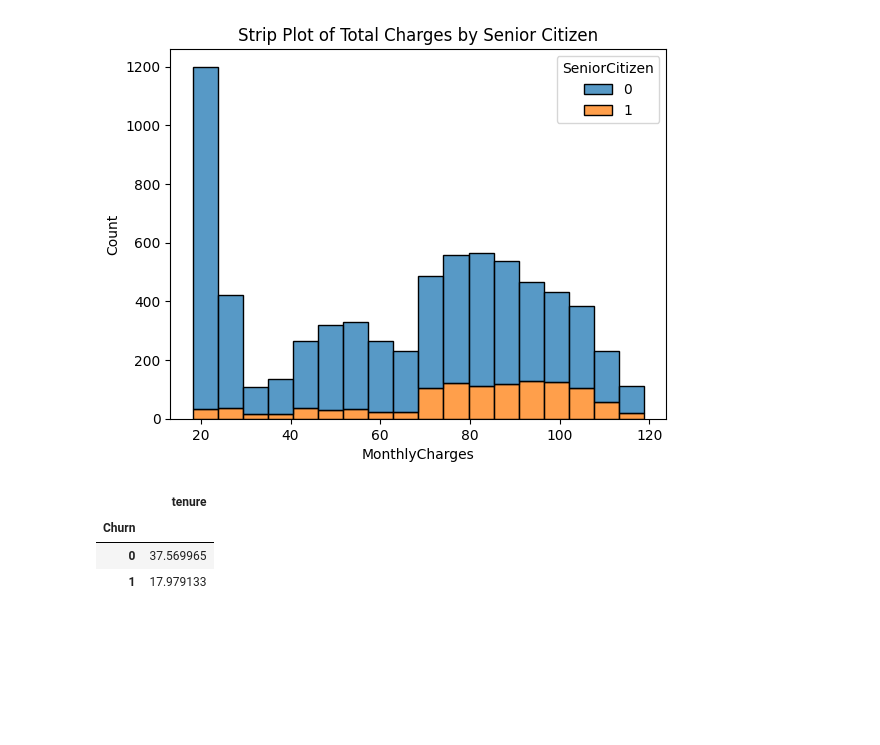
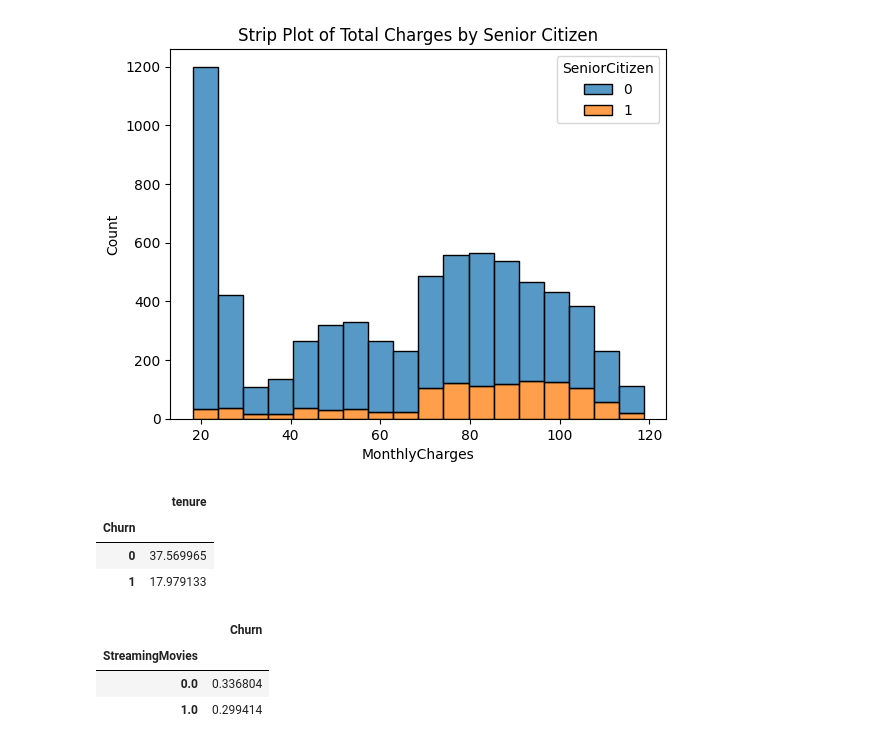
Before and after one commit to SJBales/telco-customer-churn, a Jupyter notebook: notebooks/EDA.ipynb, the cells around one changed output. Drawn from its saved outputs; the diff is of its cells as text; code cells hidden in the pictures; blank space fills up the shorter version.

```diff
--- a/notebooks/EDA.ipynb
+++ b/notebooks/EDA.ipynb
@@ -136,3 +136,10 @@ cleaned_data.loc[:, ['tenure', 'Churn']].groupby('Churn').mean()
 | Churn |  |
 | 0 | 37.569965 |
 | 1 | 17.979133 |
+# %%
+cleaned_data.loc[:, ['StreamingMovies', 'Churn']].groupby('StreamingMovies').mean()
+# %% [output]
+|  | Churn |
+| StreamingMovies |  |
+| 0.0 | 0.336804 |
+| 1.0 | 0.299414 |
```
Also changed, not shown: parts of 4 cells of this notebook.
